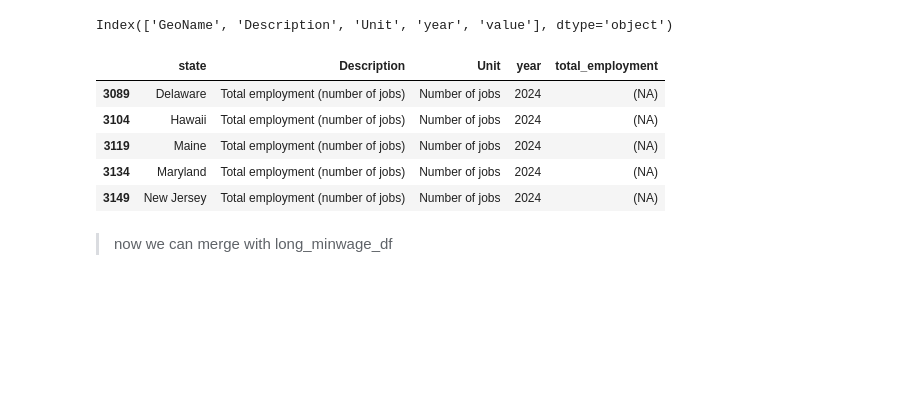
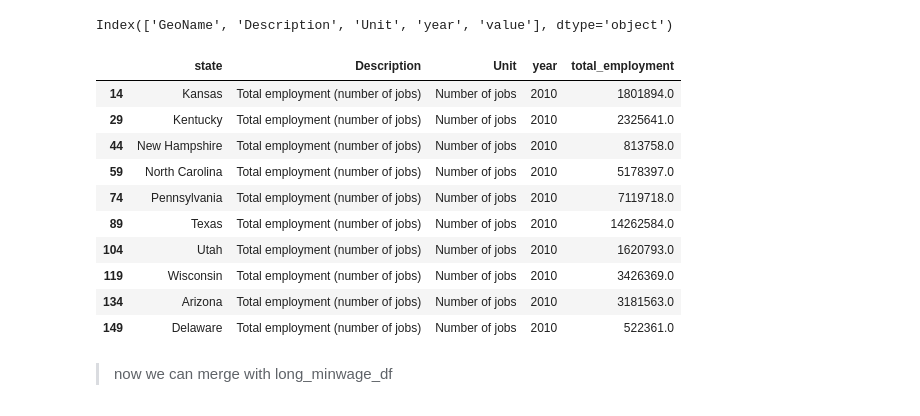
Before and after one commit to khaeuss808/UDS_FinalProject, a Jupyter notebook: morestates.ipynb, the cells around one changed output. Drawn from its saved outputs; the diff is of its cells as text; code cells hidden in the pictures; blank space fills up the shorter version.

```diff
--- a/morestates.ipynb
+++ b/morestates.ipynb
@@ -423,25 +424,30 @@ Index(['GeoName', 'Description', 'Unit', 'year', 'value'], dtype='object')
 # %%
 # just get the employment in a df
 employment_df = control_long[
     control_long["Description"].str.contains("Total employment", case=False, na=False)
 ].copy()
 
 # rename so easier to understand
 employment_df.rename(
     columns={"GeoName": "state", "value": "total_employment"}, inplace=True
 )
 
 # # Drop extra columns if needed
 # employment_df = employment_df[["state", "year", "total_employment"]]
 
-employment_df.tail()
+employment_df.head(10)
 # %% [output]
 |  | state | Description | Unit | year | total_employment |
-| 3089 | Delaware | Total employment (number of jobs) | Number of jobs | 2024 | (NA) |
-| 3104 | Hawaii | Total employment (number of jobs) | Number of jobs | 2024 | (NA) |
-| 3119 | Maine | Total employment (number of jobs) | Number of jobs | 2024 | (NA) |
-| 3134 | Maryland | Total employment (number of jobs) | Number of jobs | 2024 | (NA) |
-| 3149 | New Jersey | Total employment (number of jobs) | Number of jobs | 2024 | (NA) |
+| 14 | Kansas | Total employment (number of jobs) | Number of jobs | 2010 | 1801894.0 |
+| 29 | Kentucky | Total employment (number of jobs) | Number of jobs | 2010 | 2325641.0 |
+| 44 | New Hampshire | Total employment (number of jobs) | Number of jobs | 2010 | 813758.0 |
+| 59 | North Carolina | Total employment (number of jobs) | Number of jobs | 2010 | 5178397.0 |
+| 74 | Pennsylvania | Total employment (number of jobs) | Number of jobs | 2010 | 7119718.0 |
+| 89 | Texas | Total employment (number of jobs) | Number of jobs | 2010 | 14262584.0 |
+| 104 | Utah | Total employment (number of jobs) | Number of jobs | 2010 | 1620793.0 |
+| 119 | Wisconsin | Total employment (number of jobs) | Number of jobs | 2010 | 3426369.0 |
+| 134 | Arizona | Total employment (number of jobs) | Number of jobs | 2010 | 3181563.0 |
+| 149 | Delaware | Total employment (number of jobs) | Number of jobs | 2010 | 522361.0 |
 # %% [markdown]
 > now we can merge with long_minwage_df
 # %%
```
Also changed, not shown: parts of 23 cells of this notebook.
